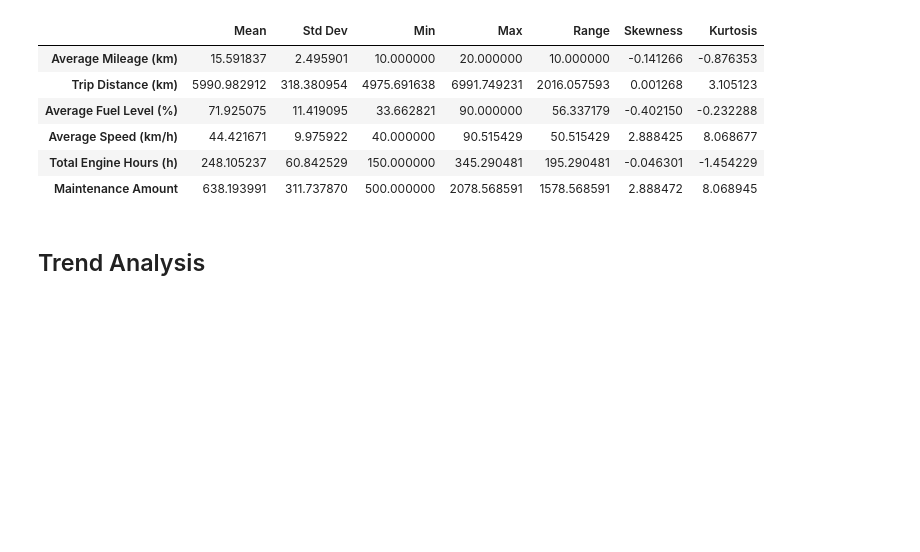
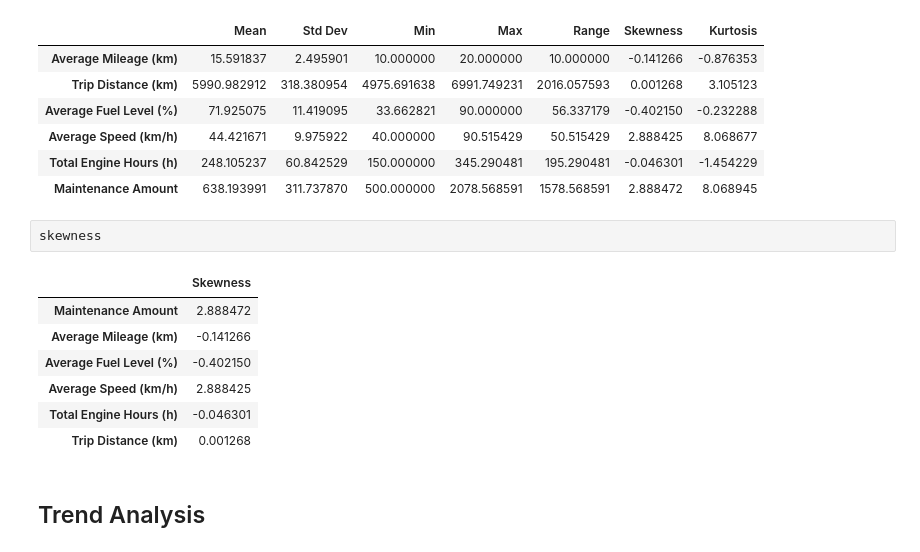
Before and after one commit to sulekhaaloorravi/Time-Series, a Jupyter notebook: maintenancecost_prediction_model.ipynb, the cells around one changed output. Drawn from its saved outputs; the diff is of its cells as text; blank space fills up the shorter version.

```diff
--- a/maintenancecost_prediction_model.ipynb
+++ b/maintenancecost_prediction_model.ipynb
@@ -135,6 +159,16 @@ detailed_stats
 | Average Speed (km/h) | 44.421671 | 9.975922 | 40.000000 | 90.515429 | 50.515429 | 2.888425 | 8.068677 |
 | Total Engine Hours (h) | 248.105237 | 60.842529 | 150.000000 | 345.290481 | 195.290481 | -0.046301 | -1.454229 |
 | Maintenance Amount | 638.193991 | 311.737870 | 500.000000 | 2078.568591 | 1578.568591 | 2.888472 | 8.068945 |
+# %%
+skewness
+# %% [output]
+|  | Skewness |
+| Maintenance Amount | 2.888472 |
+| Average Mileage (km) | -0.141266 |
+| Average Fuel Level (%) | -0.402150 |
+| Average Speed (km/h) | 2.888425 |
+| Total Engine Hours (h) | -0.046301 |
+| Trip Distance (km) | 0.001268 |
 # %% [markdown]
 ## Trend Analysis
 # %% [markdown]
```
Also changed, not shown: parts of 4 cells of this notebook.
